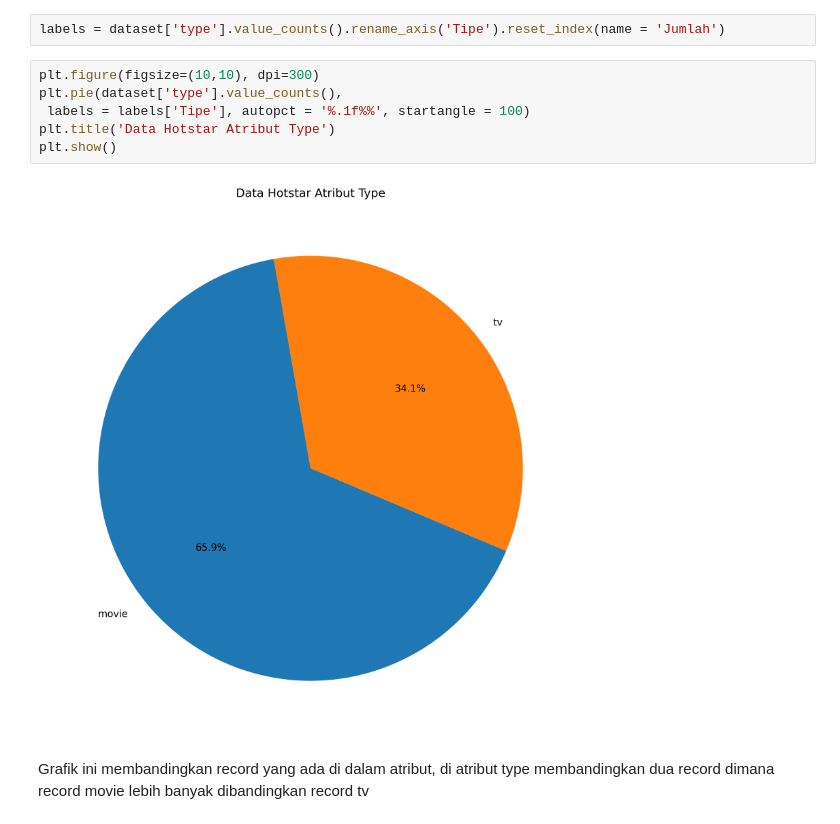
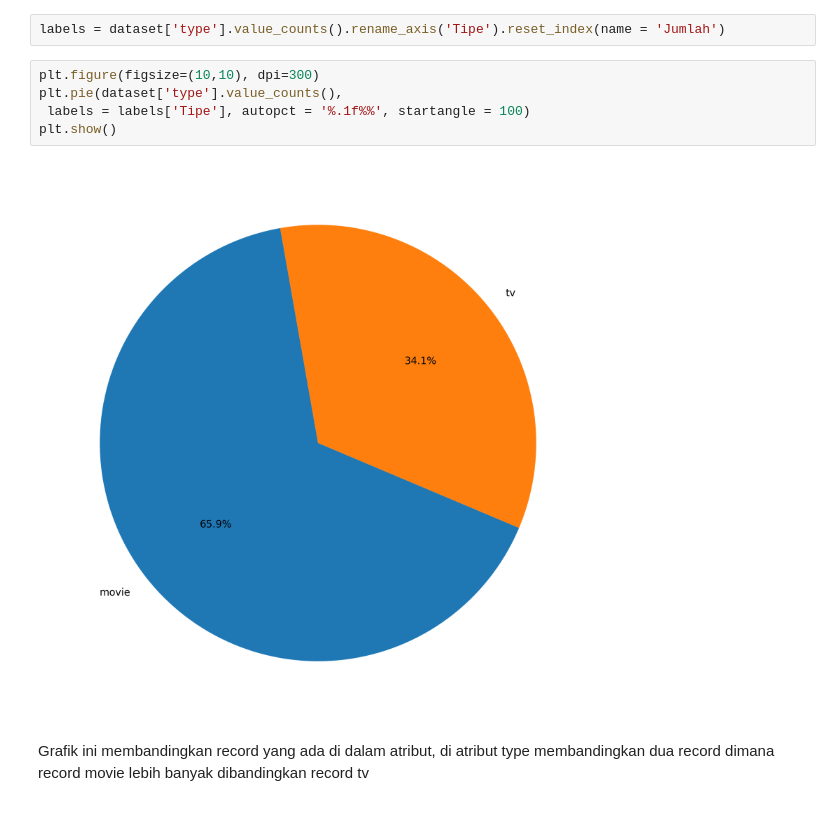
Before and after one commit to nandashptnaa/KB_B2, a Jupyter notebook: Posttest_KB_3/Posttest3.ipynb, the cells around one changed output. Cells and saved outputs as stored; diff of their text form.

```diff
--- a/Posttest_KB_3/Posttest3.ipynb
+++ b/Posttest_KB_3/Posttest3.ipynb
@@ -72,10 +72,9 @@ labels = dataset['type'].value_counts().rename_axis('Tipe').reset_index(name = '
 # %%
 plt.figure(figsize=(10,10), dpi=300)
 plt.pie(dataset['type'].value_counts(),
  labels = labels['Tipe'], autopct = '%.1f%%', startangle = 100)
-plt.title('Data Hotstar Atribut Type')
 plt.show()
 # %% [output]
-[figure, old version]
+[figure, new version]
 # %% [markdown]
 Grafik ini membandingkan record yang ada di dalam atribut, di atribut type membandingkan dua record dimana record movie lebih banyak dibandingkan record tv
```
